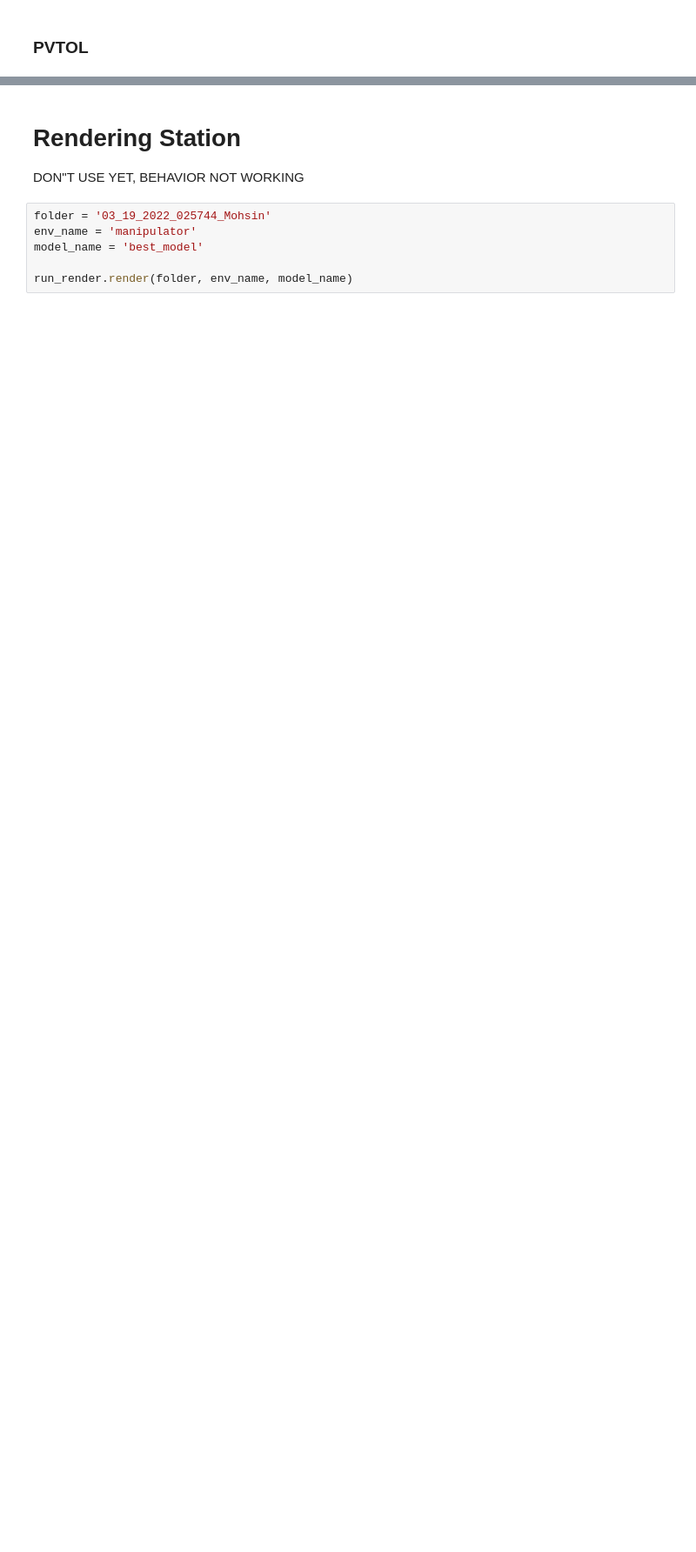
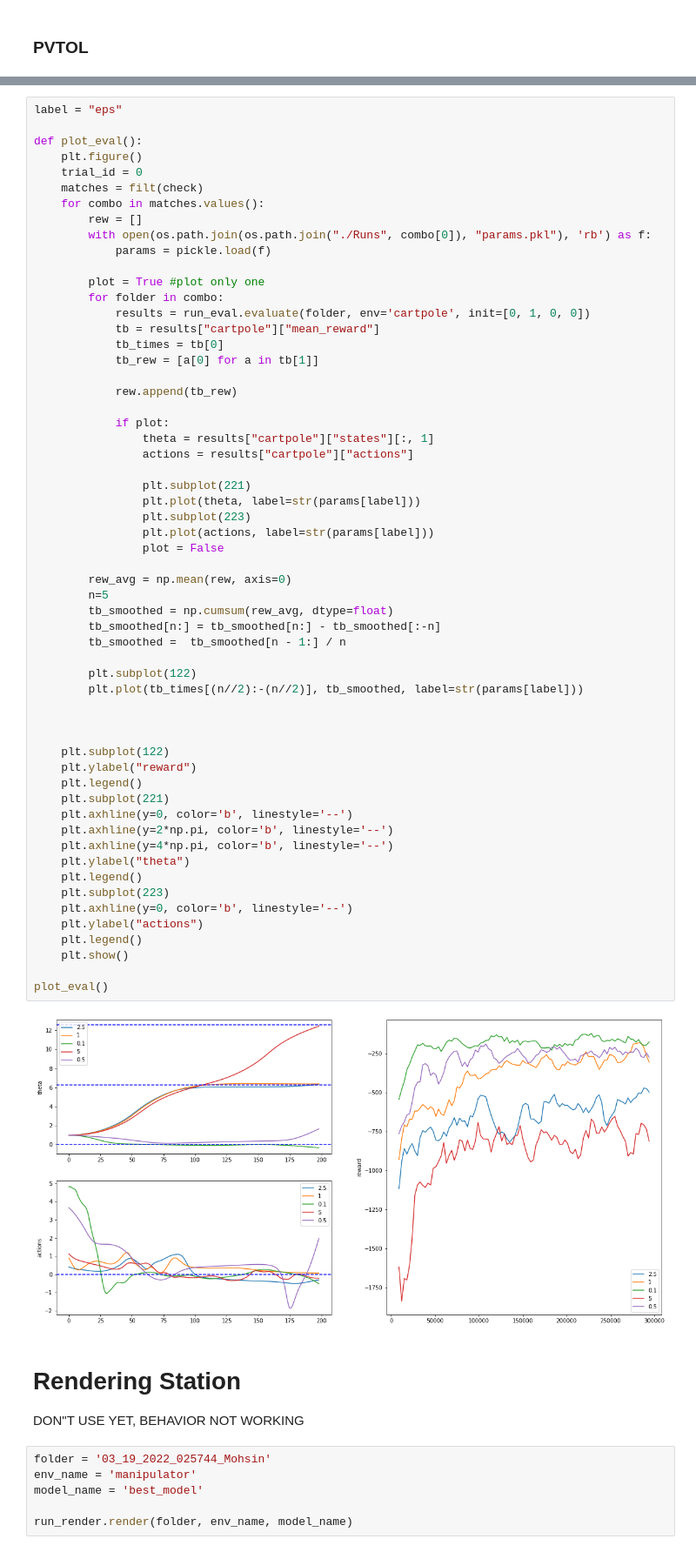
Before and after one commit to mohsinsarwari/RL_Path_Planning, a Jupyter notebook: cheap_control/evaluation.ipynb, the cells around one changed output, grey strips where cells are left out. Shown at 87% size. Drawn from its saved outputs; the diff is of its cells as text; blank space fills up the shorter version.

```diff
--- a/cheap_control/evaluation.ipynb
+++ b/cheap_control/evaluation.ipynb
@@ -324,3 +277,63 @@ plot_eval()
+# %%
+label = "eps"
+
+def plot_eval():
+    plt.figure()
+    trial_id = 0
+    matches = filt(check)
+    for combo in matches.values():
+        rew = []
+        with open(os.path.join(os.path.join("./Runs", combo[0]), "params.pkl"), 'rb') as f:
+            params = pickle.load(f)
+
+        plot = True #plot only one
+        for folder in combo:
+            results = run_eval.evaluate(folder, env='cartpole', init=[0, 1, 0, 0])
+            tb = results["cartpole"]["mean_reward"]
+            tb_times = tb[0]
+            tb_rew = [a[0] for a in tb[1]]
+
+            rew.append(tb_rew)
+
+            if plot:
+                theta = results["cartpole"]["states"][:, 1]
+                actions = results["cartpole"]["actions"]
+
+                plt.subplot(221)
+                plt.plot(theta, label=str(params[label]))
+                plt.subplot(223)
+                plt.plot(actions, label=str(params[label]))
+                plot = False
+
+        rew_avg = np.mean(rew, axis=0)
+        n=5
+        tb_smoothed = np.cumsum(rew_avg, dtype=float)
+        tb_smoothed[n:] = tb_smoothed[n:] - tb_smoothed[:-n]
+        tb_smoothed =  tb_smoothed[n - 1:] / n
+
+        plt.subplot(122)
+        plt.plot(tb_times[(n//2):-(n//2)], tb_smoothed, label=str(params[label]))
+
+
+
+    plt.subplot(122)
+    plt.ylabel("reward")
+    plt.legend()
+    plt.subplot(221)
+    plt.axhline(y=0, color='b', linestyle='--')
+    plt.axhline(y=2*np.pi, color='b', linestyle='--')
+    plt.axhline(y=4*np.pi, color='b', linestyle='--')
+    plt.ylabel("theta")
+    plt.legend()
+    plt.subplot(223)
+    plt.axhline(y=0, color='b', linestyle='--')
+    plt.ylabel("actions")
+    plt.legend()
+    plt.show()
+
+plot_eval()
+# %% [output]
+[figure, added]
 # %% [markdown]
 # Rendering Station
 
```
Also changed, not shown: parts of 7 cells of this notebook, 8 other files.
